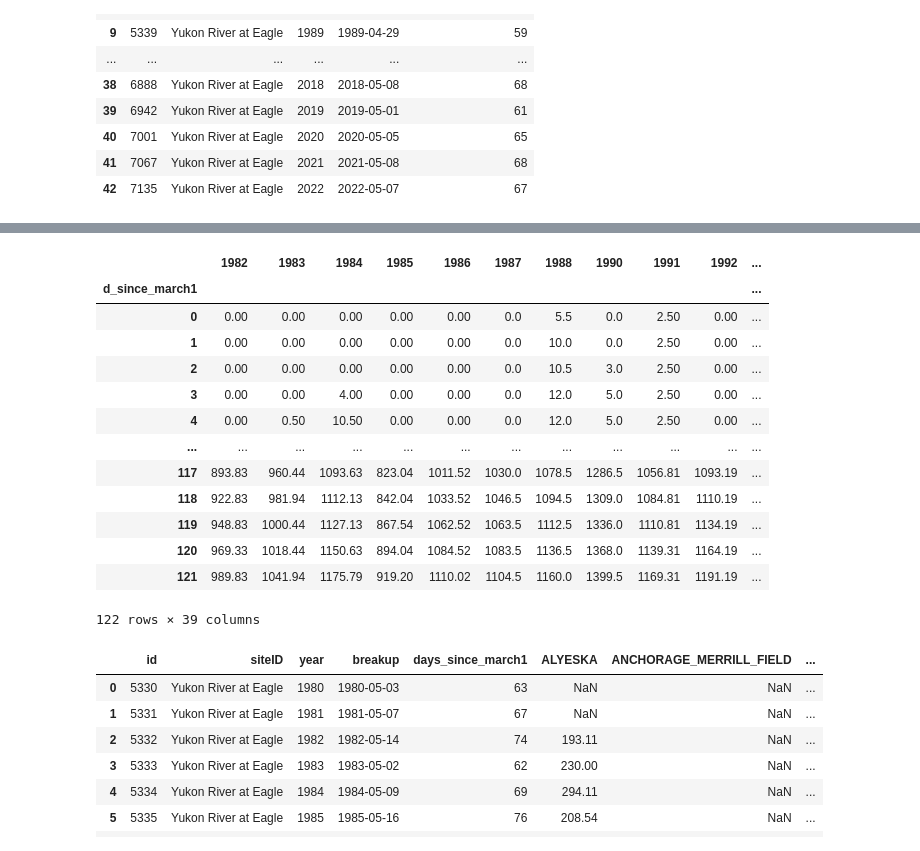
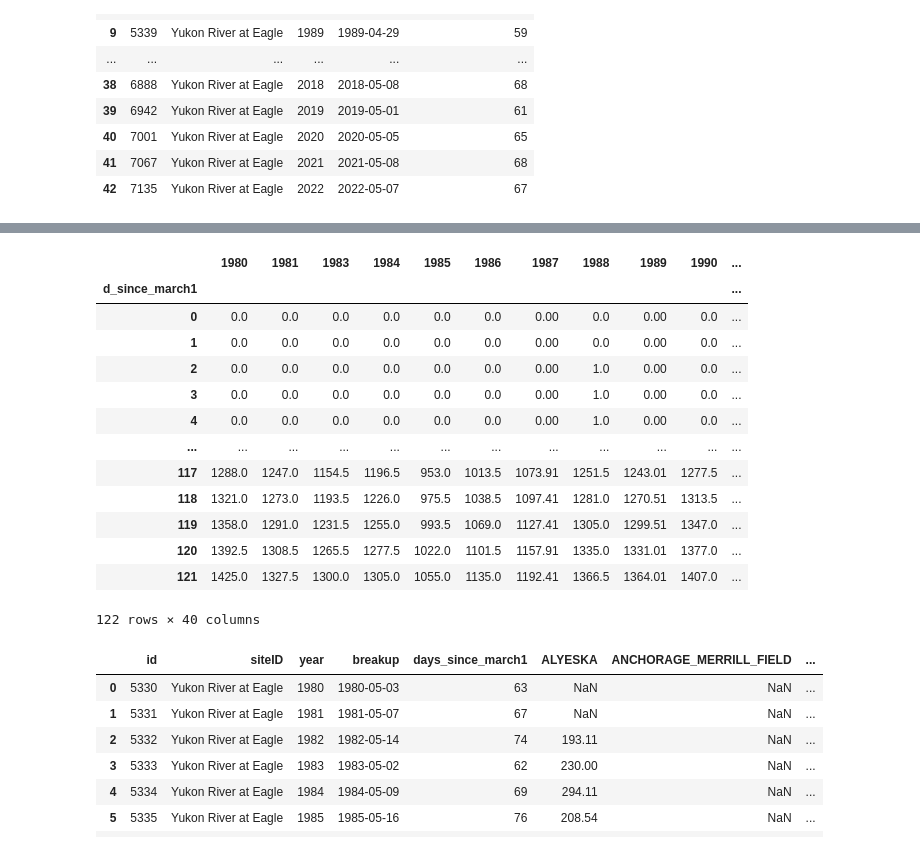
Before and after one commit to chryss/riverice, a Jupyter notebook: JupyterNotebooks/APRFC_breakupdata_correlate.ipynb, the cells around one changed output, grey strips where cells are left out. Drawn from its saved outputs; the diff is of its cells as text; code cells hidden in the pictures.

```diff
--- a/JupyterNotebooks/APRFC_breakupdata_correlate.ipynb
+++ b/JupyterNotebooks/APRFC_breakupdata_correlate.ipynb
@@ -98,21 +98,21 @@ tdd
 # %%
-teststationDF = pd.read_csv(tdd[0], skiprows=4, index_col=0)
+teststationDF = pd.read_csv(tdd[13], skiprows=4, index_col=0)
 teststationDF
 # %% [output]
-|  | 1982 | 1983 | 1984 | 1985 | 1986 | 1987 | 1988 | 1990 | 1991 | 1992 | ... |
+|  | 1980 | 1981 | 1983 | 1984 | 1985 | 1986 | 1987 | 1988 | 1989 | 1990 | ... |
 | d_since_march1 |  |  |  |  |  |  |  |  |  |  | ... |
-| 0 | 0.00 | 0.00 | 0.00 | 0.00 | 0.00 | 0.0 | 5.5 | 0.0 | 2.50 | 0.00 | ... |
-| 1 | 0.00 | 0.00 | 0.00 | 0.00 | 0.00 | 0.0 | 10.0 | 0.0 | 2.50 | 0.00 | ... |
-| 2 | 0.00 | 0.00 | 0.00 | 0.00 | 0.00 | 0.0 | 10.5 | 3.0 | 2.50 | 0.00 | ... |
-| 3 | 0.00 | 0.00 | 4.00 | 0.00 | 0.00 | 0.0 | 12.0 | 5.0 | 2.50 | 0.00 | ... |
-| 4 | 0.00 | 0.50 | 10.50 | 0.00 | 0.00 | 0.0 | 12.0 | 5.0 | 2.50 | 0.00 | ... |
+| 0 | 0.0 | 0.0 | 0.0 | 0.0 | 0.0 | 0.0 | 0.00 | 0.0 | 0.00 | 0.0 | ... |
+| 1 | 0.0 | 0.0 | 0.0 | 0.0 | 0.0 | 0.0 | 0.00 | 0.0 | 0.00 | 0.0 | ... |
+| 2 | 0.0 | 0.0 | 0.0 | 0.0 | 0.0 | 0.0 | 0.00 | 1.0 | 0.00 | 0.0 | ... |
+| 3 | 0.0 | 0.0 | 0.0 | 0.0 | 0.0 | 0.0 | 0.00 | 1.0 | 0.00 | 0.0 | ... |
+| 4 | 0.0 | 0.0 | 0.0 | 0.0 | 0.0 | 0.0 | 0.00 | 1.0 | 0.00 | 0.0 | ... |
 | ... | ... | ... | ... | ... | ... | ... | ... | ... | ... | ... | ... |
-| 117 | 893.83 | 960.44 | 1093.63 | 823.04 | 1011.52 | 1030.0 | 1078.5 | 1286.5 | 1056.81 | 1093.19 | ... |
-| 118 | 922.83 | 981.94 | 1112.13 | 842.04 | 1033.52 | 1046.5 | 1094.5 | 1309.0 | 1084.81 | 1110.19 | ... |
-| 119 | 948.83 | 1000.44 | 1127.13 | 867.54 | 1062.52 | 1063.5 | 1112.5 | 1336.0 | 1110.81 | 1134.19 | ... |
-| 120 | 969.33 | 1018.44 | 1150.63 | 894.04 | 1084.52 | 1083.5 | 1136.5 | 1368.0 | 1139.31 | 1164.19 | ... |
-| 121 | 989.83 | 1041.94 | 1175.79 | 919.20 | 1110.02 | 1104.5 | 1160.0 | 1399.5 | 1169.31 | 1191.19 | ... |
+| 117 | 1288.0 | 1247.0 | 1154.5 | 1196.5 | 953.0 | 1013.5 | 1073.91 | 1251.5 | 1243.01 | 1277.5 | ... |
+| 118 | 1321.0 | 1273.0 | 1193.5 | 1226.0 | 975.5 | 1038.5 | 1097.41 | 1281.0 | 1270.51 | 1313.5 | ... |
+| 119 | 1358.0 | 1291.0 | 1231.5 | 1255.0 | 993.5 | 1069.0 | 1127.41 | 1305.0 | 1299.51 | 1347.0 | ... |
+| 120 | 1392.5 | 1308.5 | 1265.5 | 1277.5 | 1022.0 | 1101.5 | 1157.91 | 1335.0 | 1331.01 | 1377.0 | ... |
+| 121 | 1425.0 | 1327.5 | 1300.0 | 1305.0 | 1055.0 | 1135.0 | 1192.41 | 1366.5 | 1364.01 | 1407.0 | ... |
-122 rows × 39 columns
+122 rows × 40 columns
 # %%
 def retrieve_tdd(row, stationDF):
     try:
```
Also changed, not shown: parts of 8 cells of this notebook, 1 other file.
